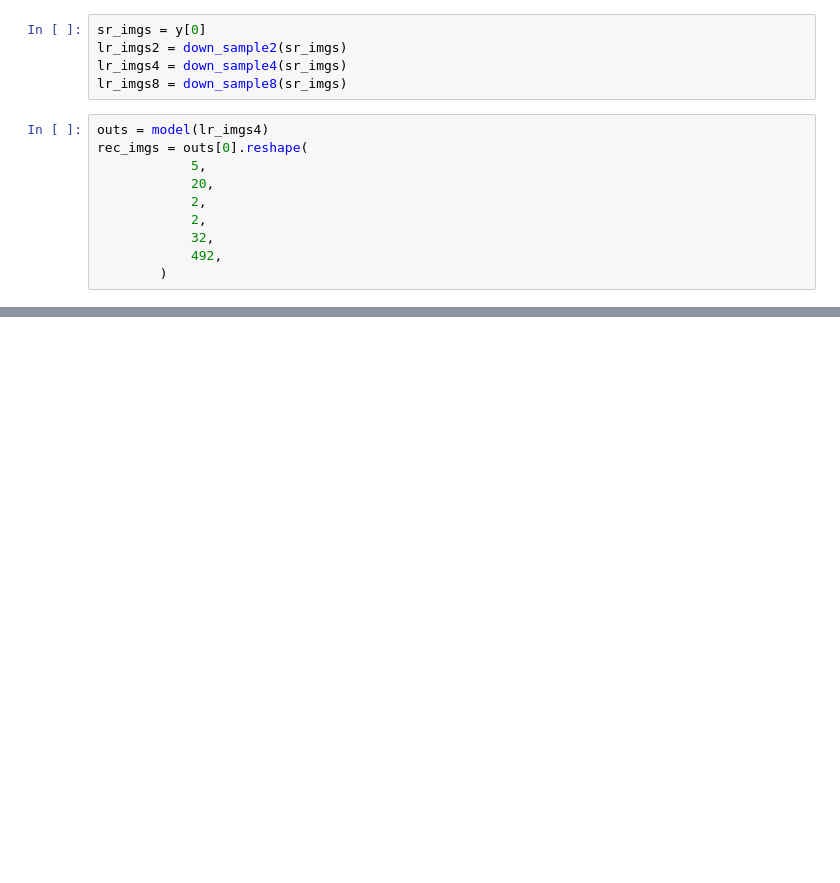
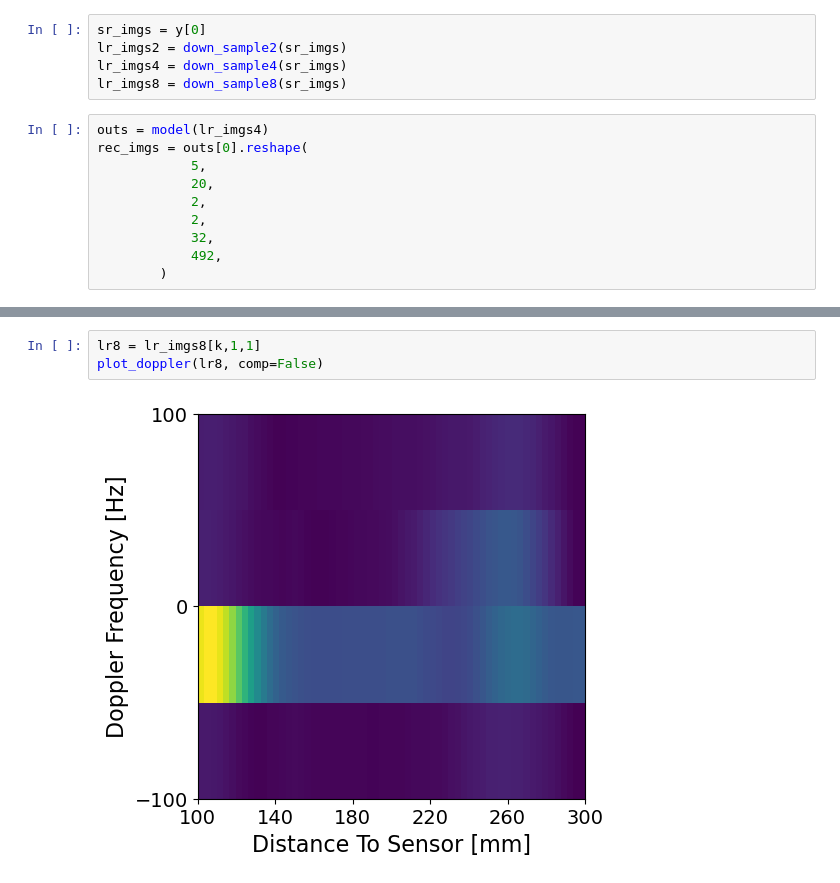
Before and after one commit to NetanelBlumenfeld/Radar-Sr-Classifer, a Jupyter notebook: python/gestures/notebooks/deo_raw_data.ipynb, the cells around one changed output, grey strips where cells are left out. Cells and saved outputs as stored; diff of their text form; blank space fills up the shorter version.

```diff
--- a/python/gestures/notebooks/deo_raw_data.ipynb
+++ b/python/gestures/notebooks/deo_raw_data.ipynb
@@ -119,0 +135,5 @@ plot_doppler(rec_imgs[2,9,1].detach().numpy(), comp=False)
+# %%
+lr8 = lr_imgs8[k,1,1]
+plot_doppler(lr8, comp=False)
+# %% [output]
+[figure, added]
```
Also changed, not shown: parts of 19 cells of this notebook, 4 other files.
